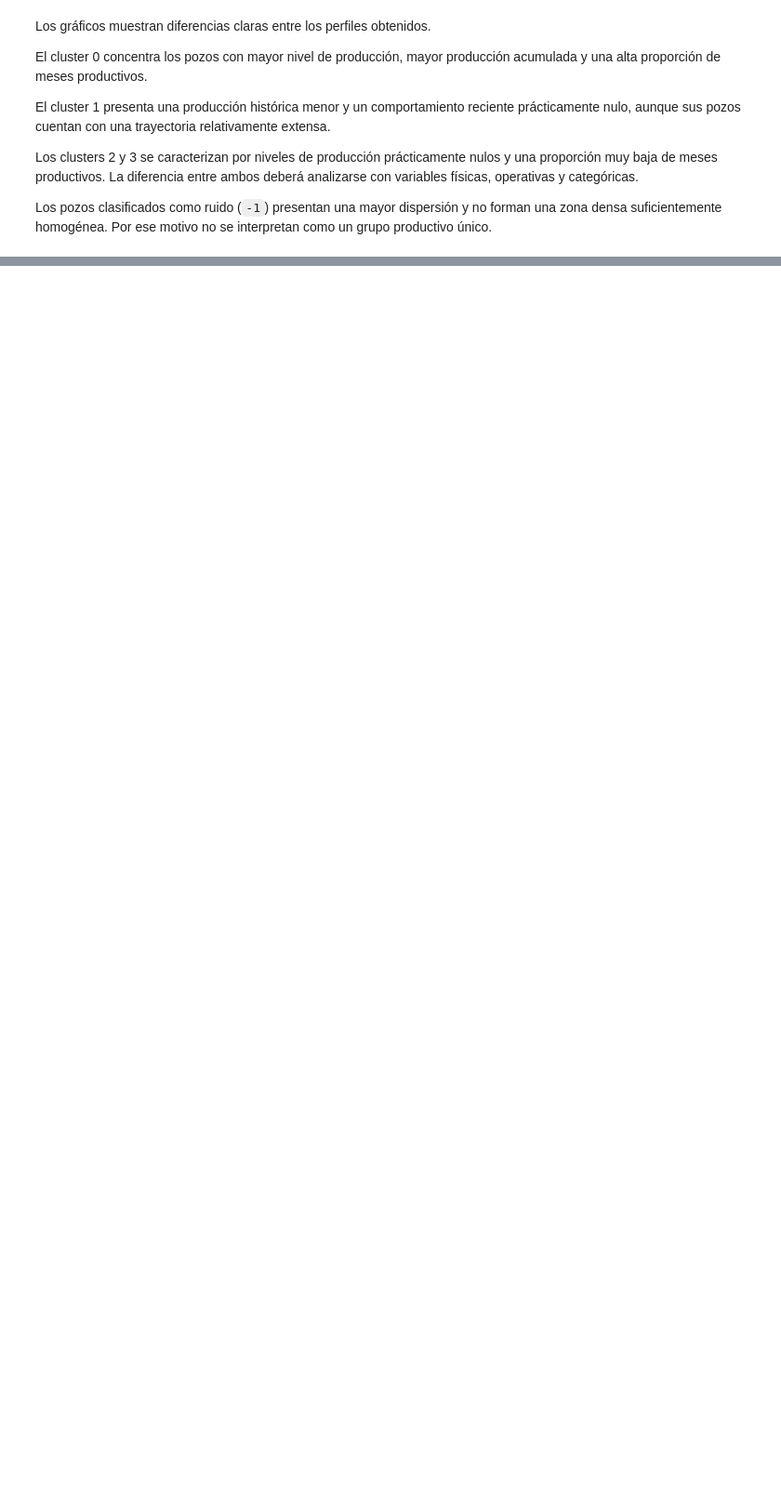
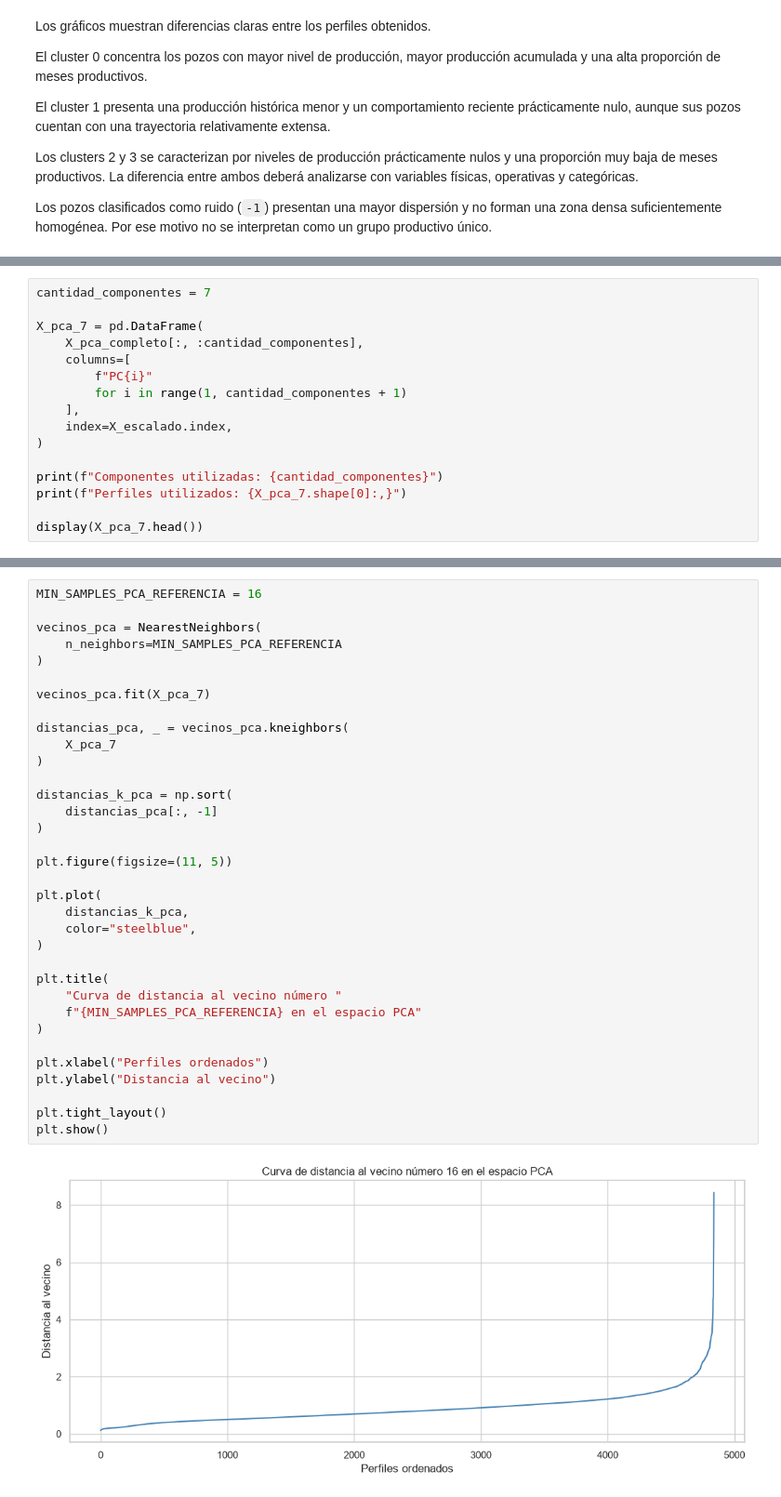
Before and after one commit to alexParedes027/oil-production-prediction, a Jupyter notebook: notebooks/07_modelado_clustering.ipynb, the cells around one changed output, grey strips where cells are left out. Shown at 93% size. Saved outputs shown, nothing was run; the diff lists cells and outputs as text; blank space fills up the shorter version.

```diff
--- a/notebooks/07_modelado_clustering.ipynb
+++ b/notebooks/07_modelado_clustering.ipynb
@@ -928,0 +1161,16 @@ Los pozos clasificados como ruido (`-1`) presentan una mayor dispersión y no fo
+# %%
+cantidad_componentes = 7
+
+X_pca_7 = pd.DataFrame(
+    X_pca_completo[:, :cantidad_componentes],
+    columns=[
+        f"PC{i}"
+        for i in range(1, cantidad_componentes + 1)
+    ],
+    index=X_escalado.index,
+)
+
+print(f"Componentes utilizadas: {cantidad_componentes}")
+print(f"Perfiles utilizados: {X_pca_7.shape[0]:,}")
+
+display(X_pca_7.head())
@@ -928,0 +1194,36 @@ Los pozos clasificados como ruido (`-1`) presentan una mayor dispersión y no fo
+# %%
+MIN_SAMPLES_PCA_REFERENCIA = 16
+
+vecinos_pca = NearestNeighbors(
+    n_neighbors=MIN_SAMPLES_PCA_REFERENCIA
+)
+
+vecinos_pca.fit(X_pca_7)
+
+distancias_pca, _ = vecinos_pca.kneighbors(
+    X_pca_7
+)
+
+distancias_k_pca = np.sort(
+    distancias_pca[:, -1]
+)
+
+plt.figure(figsize=(11, 5))
+
+plt.plot(
+    distancias_k_pca,
+    color="steelblue",
+)
+
+plt.title(
+    "Curva de distancia al vecino número "
+    f"{MIN_SAMPLES_PCA_REFERENCIA} en el espacio PCA"
+)
+
+plt.xlabel("Perfiles ordenados")
+plt.ylabel("Distancia al vecino")
+
+plt.tight_layout()
+plt.show()
+# %% [output]
+[figure, added]
```
Also changed, not shown: parts of 63 cells of this notebook.
